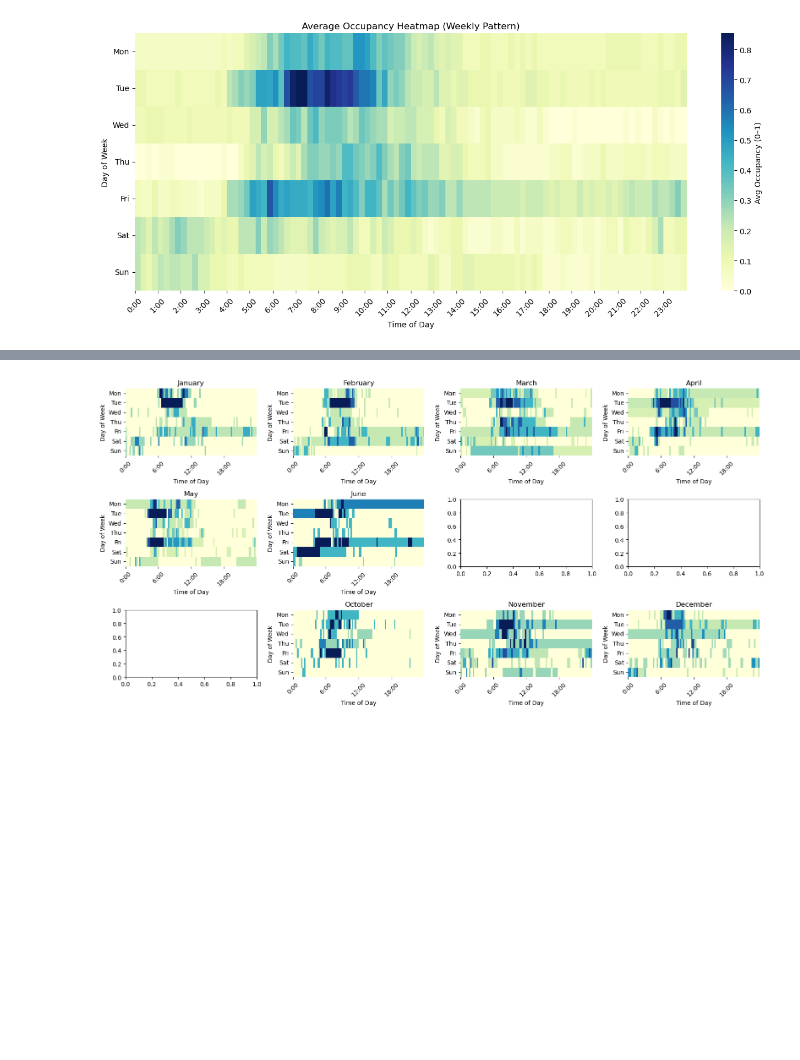
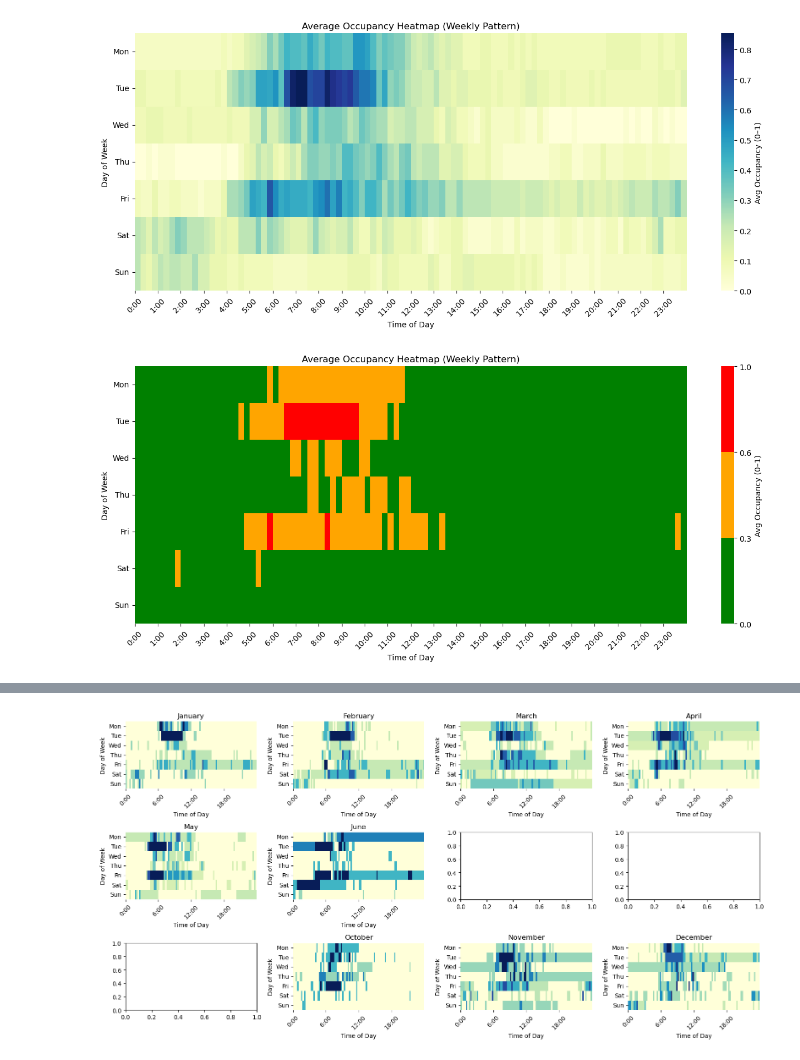
Before and after one commit to chenneman/CTC-advanced-data-science, a Jupyter notebook: XGboost.ipynb, the cells around one changed output, grey strips where cells are left out. Drawn from its saved outputs; the diff is of its cells as text; code cells hidden in the pictures; blank space fills up the shorter version.

Commit message:
charlotte graphs simple

```diff
--- a/XGboost.ipynb
+++ b/XGboost.ipynb
@@ -55,3 +56,30 @@ plt.yticks(np.arange(0.5,7.5), labels=["Mon","Tue","Wed","Thu","Fri","Sat","Sun"
 plt.show()
 # %% [output]
 [figure]
+# %%
+# Stel de drie kleuren en grenzen in
+colors = ["green", "orange", "red"]
+bounds = [0, 0.3, 0.6, 1]  # grenzen van de klassen
+cmap = ListedColormap(colors)
+norm = BoundaryNorm(bounds, cmap.N)
+
+plt.figure(figsize=(16,6))
+sns.heatmap(
+    heatmap_data,
+    cmap=cmap,
+    norm=norm,
+    cbar_kws={'label': 'Avg Occupancy (0–1)'}
+)
+
+plt.xlabel("Time of Day")
+plt.ylabel("Day of Week")
+plt.title("Average Occupancy Heatmap (Weekly Pattern)")
+
+xticks = np.arange(0, 96, 4)
+xlabels = [f"{i}:00" for i in range(24)]
+plt.xticks(xticks, xlabels, rotation=45)
+plt.yticks(np.arange(0.5, 7.5), ["Mon","Tue","Wed","Thu","Fri","Sat","Sun"], rotation=0)
+
+plt.show()
+# %% [output]
+[figure, added]
```
Also changed, not shown: parts of 3 cells of this notebook, 1 other file.
